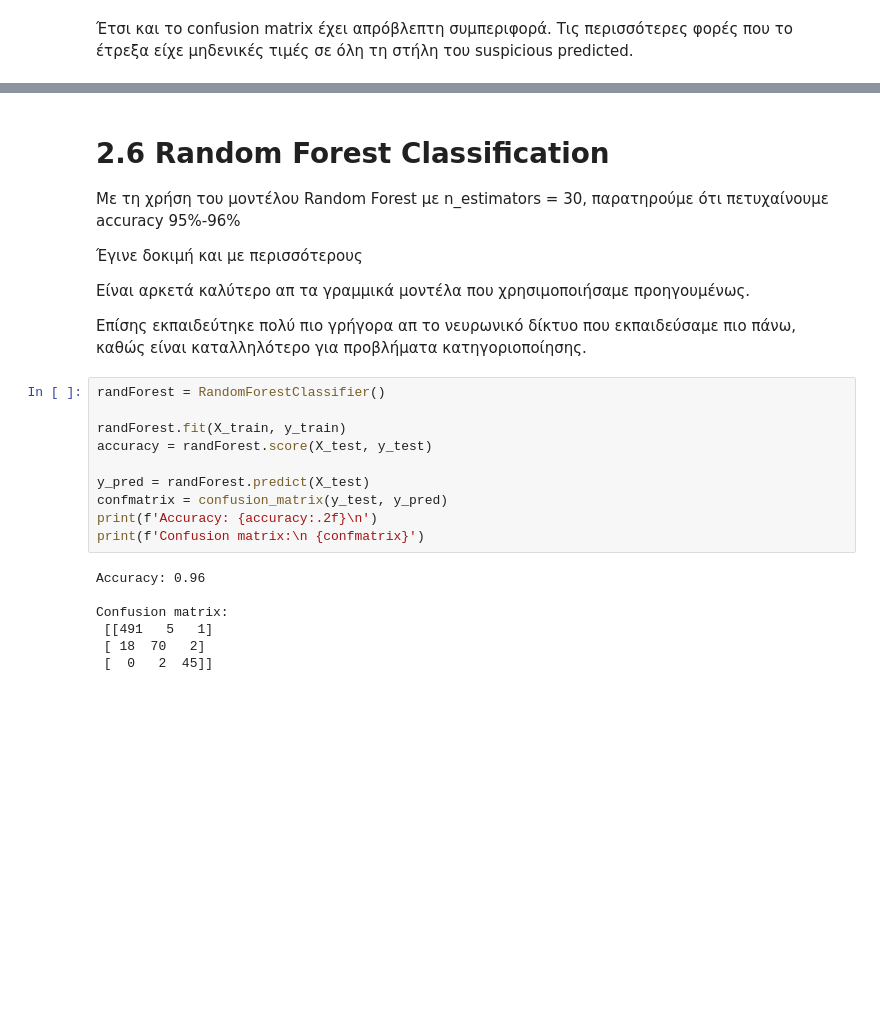
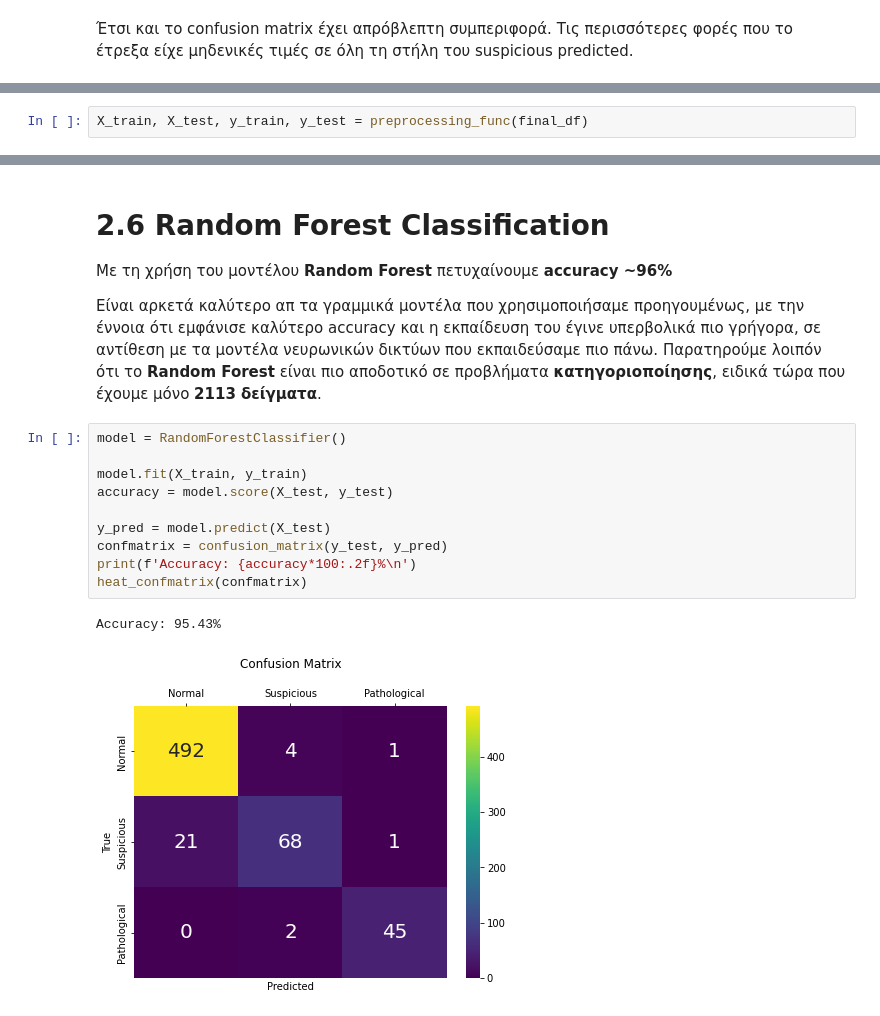
Before and after one commit to Maagnitude/fetal-health-models, a Jupyter notebook: fetal_health_models.ipynb, the cells around one changed output, grey strips where cells are left out. Saved outputs shown, nothing was run; the diff lists cells and outputs as text; blank space fills up the shorter version.

Commit message:
Completed the models, only thing left is the model experimentation.

```diff
--- a/fetal_health_models.ipynb
+++ b/fetal_health_models.ipynb
@@ -546,0 +561,2 @@ heat_confmatrix(tf_confmatrix.numpy())
+# %%
+X_train, X_test, y_train, y_test = preprocessing_func(final_df)
@@ -609,27 +696,19 @@ Test accuracy: 0.92586749792099
 # %% [markdown]
-# 2.6 Random Forest Classification
+# **2.6 Random Forest Classification**
 
-Με τη χρήση του μοντέλου Random Forest με n_estimators = 30, παρατηρούμε ότι πετυχαίνουμε accuracy 95%-96%
+Με τη χρήση του μοντέλου **Random Forest** πετυχαίνουμε **accuracy ~96%**
 
-Έγινε δοκιμή και με περισσότερους
-
-Είναι αρκετά καλύτερο απ τα γραμμικά μοντέλα που χρησιμοποιήσαμε προηγουμένως.
-
-Επίσης εκπαιδεύτηκε πολύ πιο γρήγορα απ το νευρωνικό δίκτυο που εκπαιδεύσαμε πιο πάνω, καθώς είναι καταλληλότερο για προβλήματα κατηγοριοποίησης.
+Είναι αρκετά καλύτερο απ τα γραμμικά μοντέλα που χρησιμοποιήσαμε προηγουμένως, με την έννοια ότι εμφάνισε καλύτερο accuracy και η εκπαίδευση του έγινε υπερβολικά πιο γρήγορα, σε αντίθεση με τα μοντέλα νευρωνικών δικτύων που εκπαιδεύσαμε πιο πάνω. Παρατηρούμε λοιπόν ότι το **Random Forest** είναι πιο αποδοτικό σε προβλήματα **κατηγοριοποίησης**, ειδικά τώρα που έχουμε μόνο **2113 δείγματα**.
 # %%
-randForest = RandomForestClassifier()
+model = RandomForestClassifier()
 
-randForest.fit(X_train, y_train)
-accuracy = randForest.score(X_test, y_test)
+model.fit(X_train, y_train)
+accuracy = model.score(X_test, y_test)
 
-y_pred = randForest.predict(X_test)
+y_pred = model.predict(X_test)
 confmatrix = confusion_matrix(y_test, y_pred)
-print(f'Accuracy: {accuracy:.2f}\n')
-print(f'Confusion matrix:\n {confmatrix}')
+print(f'Accuracy: {accuracy*100:.2f}%\n')
+heat_confmatrix(confmatrix)
 # %% [output]
-Accuracy: 0.96
-
-Confusion matrix:
- [[491   5   1]
- [ 18  70   2]
- [  0   2  45]]
+Accuracy: 95.43%
+[figure, added]
```
Also changed, not shown: parts of 62 cells of this notebook.
